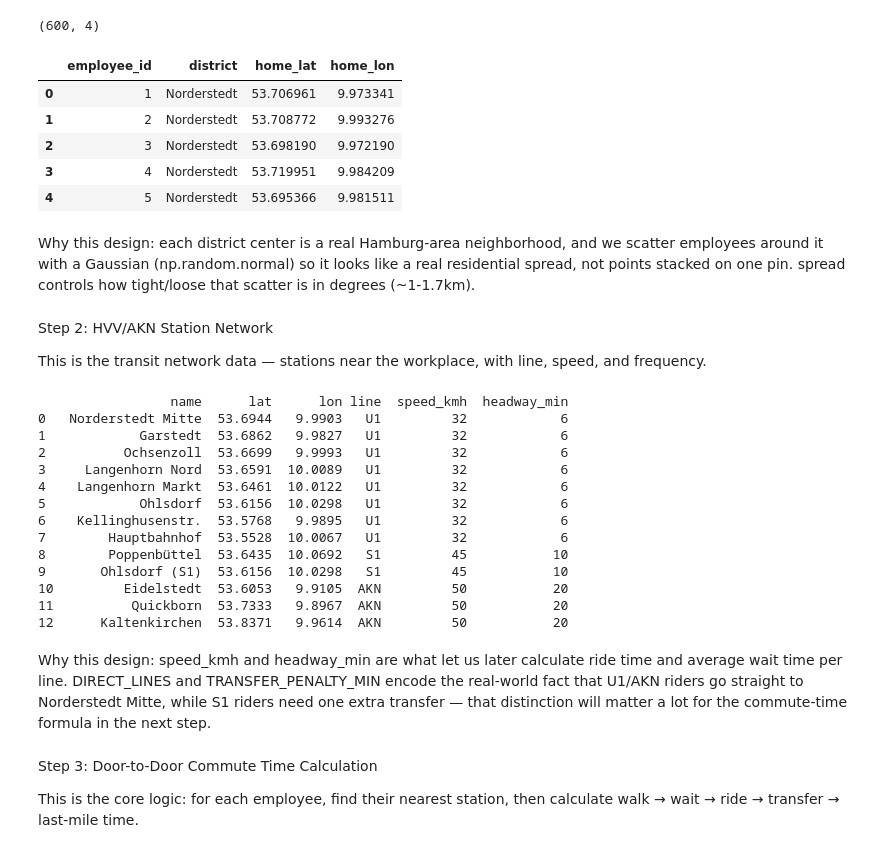
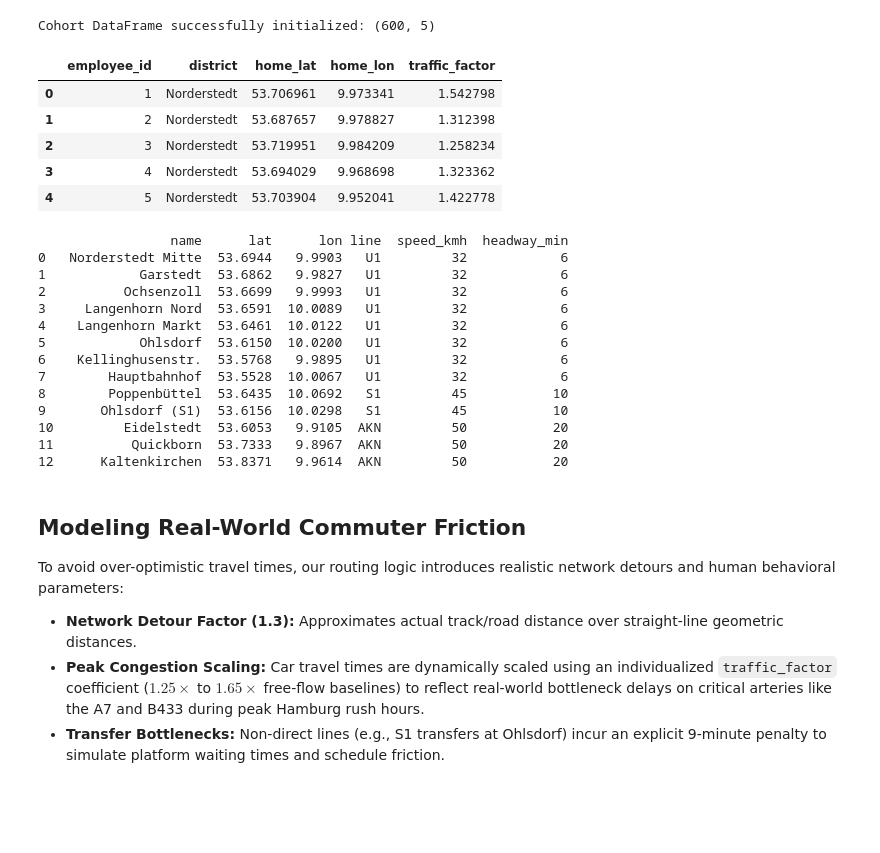
Before and after one commit to Hardip19/-jnj-deutschlandticket-commute-analysis, a Jupyter notebook: JnJ_Commute_Analysis.ipynb, the cells around one changed output. Cells and saved outputs as stored; diff of their text form; code cells hidden in the pictures; blank space fills up the shorter version.

```diff
--- a/JnJ_Commute_Analysis.ipynb
+++ b/JnJ_Commute_Analysis.ipynb
@@ -8,6 +10,7 @@ We need a home location for J&J and a synthetic employee population (no real dat
 import numpy as np
 import pandas as pd
 
+# Enforcing standard seeding for predictable cohort generation
 np.random.seed(42)
 
 WORKPLACE = {
@@ -16,60 +19,61 @@ WORKPLACE = {
     "lat": 53.6975,
     "lon": 9.9800,
 }
-# Note: in a real project you'd geocode this address via
-# geopy.geocoders.Nominatim(...).geocode(address) instead of hardcoding coords.
 
+# Real geographic centers mapped for major Hamburg/Schleswig-Holstein commuter hubs
 districts = {
     "Norderstedt":            (53.7010, 9.9750, 0.012),
     "Hamburg-Innenstadt":     (53.5511, 9.9937, 0.015),
     "Langenhorn":             (53.6510, 10.0100, 0.010),
     "Ohlsdorf/Fuhlsbüttel":   (53.6150, 10.0200, 0.012),
     "Alstertal/Poppenbüttel": (53.6430, 10.0700, 0.015),
     "Eidelstedt/Stellingen":  (53.6010, 9.9150, 0.012),
     "Pinneberg":              (53.6626, 9.7998, 0.015),
     "Quickborn":              (53.7333, 9.8967, 0.012),
     "Ahrensburg":             (53.6733, 10.2333, 0.015),
     "Bergedorf":              (53.4897, 10.2159, 0.015),
     "Wandsbek":               (53.5726, 10.0781, 0.015),
     "Kaltenkirchen":          (53.8371, 9.9614, 0.015),
 }
 
 N_PER_DISTRICT = 50
 rows = []
 emp_id = 1
+
+# Distributing workers around regional hub coordinates using realistic density spreads
 for dname, (clat, clon, spread) in districts.items():
     for _ in range(N_PER_DISTRICT):
         lat = np.random.normal(clat, spread)
         lon = np.random.normal(clon, spread)
-        rows.append((emp_id, dname, lat, lon))
+
+        # Simulating localized congestion delays (e.g., getting stuck on the A7 or B433)
+        traffic_susceptibility = np.random.uniform(1.25, 1.65)
+
+        rows.append((emp_id, dname, lat, lon, traffic_susceptibility))
         emp_id += 1
 
-employees = pd.DataFrame(rows, columns=["employee_id", "district", "home_lat", "home_lon"])
-print(employees.shape)
+employees = pd.DataFrame(
+    rows,
+    columns=["employee_id", "district", "home_lat", "home_lon", "traffic_factor"]
+)
+print(f"Cohort DataFrame successfully initialized: {employees.shape}")
 employees.head()
 # %% [output]
-(600, 4)
+Cohort DataFrame successfully initialized: (600, 5)
-|  | employee_id | district | home_lat | home_lon |
-| 0 | 1 | Norderstedt | 53.706961 | 9.973341 |
-| 1 | 2 | Norderstedt | 53.708772 | 9.993276 |
-| 2 | 3 | Norderstedt | 53.698190 | 9.972190 |
-| 3 | 4 | Norderstedt | 53.719951 | 9.984209 |
-| 4 | 5 | Norderstedt | 53.695366 | 9.981511 |
+|  | employee_id | district | home_lat | home_lon | traffic_factor |
+| 0 | 1 | Norderstedt | 53.706961 | 9.973341 | 1.542798 |
+| 1 | 2 | Norderstedt | 53.687657 | 9.978827 | 1.312398 |
+| 2 | 3 | Norderstedt | 53.719951 | 9.984209 | 1.258234 |
+| 3 | 4 | Norderstedt | 53.694029 | 9.968698 | 1.323362 |
+| 4 | 5 | Norderstedt | 53.703904 | 9.952041 | 1.422778 |
-# %% [markdown]
-Why this design: each district center is a real Hamburg-area neighborhood, and we scatter employees around it with a Gaussian (np.random.normal) so it looks like a real residential spread, not points stacked on one pin. spread controls how tight/loose that scatter is in degrees (~1-1.7km).
-# %% [markdown]
-Step 2: HVV/AKN Station Network
-
-This is the transit network data — stations near the workplace, with line, speed, and frequency.
 # %%
 stations = pd.DataFrame([
-    # name,              lat,      lon,     line,   speed_kmh, headway_min
     ("Norderstedt Mitte", 53.6944, 9.9903, "U1",    32, 6),
     ("Garstedt",          53.6862, 9.9827, "U1",    32, 6),
     ("Ochsenzoll",        53.6699, 9.9993, "U1",    32, 6),
     ("Langenhorn Nord",   53.6591, 10.0089, "U1",   32, 6),
     ("Langenhorn Markt",  53.6461, 10.0122, "U1",   32, 6),
-    ("Ohlsdorf",          53.6156, 10.0298, "U1",   32, 6),
+    ("Ohlsdorf",          53.6150, 10.0200, "U1",   32, 6),
     ("Kellinghusenstr.",  53.5768, 9.9895, "U1",    32, 6),
     ("Hauptbahnhof",      53.5528, 10.0067, "U1",   32, 6),
     ("Poppenbüttel",      53.6435, 10.0692, "S1",   45, 10),
@@ -79,11 +83,10 @@ stations = pd.DataFrame([
     ("Kaltenkirchen",     53.8371, 9.9614, "AKN",   50, 20),
 ], columns=["name", "lat", "lon", "line", "speed_kmh", "headway_min"])
 
-# U1 and AKN both terminate at Norderstedt Mitte -> "direct" access to the workplace hub.
-# S1 riders have to transfer onto U1 at Ohlsdorf to continue.
-DIRECT_LINES = {"U1", "AKN"}
-HUB_NAME = "Norderstedt Mitte"
-TRANSFER_PENALTY_MIN = 9   # avg platform change + extra wait
+# Tracking routing logic constraints (U1/AKN run directly to the hub, S1 introduces platform transfer bottlenecks)
+DIRECT_ROUTING_LINES = {"U1", "AKN"}
+CENTRAL_HUB_NODE = "Norderstedt Mitte"
+OHLSDORF_TRANSFER_PENALTY = 9.0
 
 print(stations)
 # %% [output]
@@ -93,7 +96,7 @@ print(stations)
 2          Ochsenzoll  53.6699   9.9993   U1         32            6
 3     Langenhorn Nord  53.6591  10.0089   U1         32            6
 4    Langenhorn Markt  53.6461  10.0122   U1         32            6
-5            Ohlsdorf  53.6156  10.0298   U1         32            6
+5            Ohlsdorf  53.6150  10.0200   U1         32            6
 6    Kellinghusenstr.  53.5768   9.9895   U1         32            6
 7        Hauptbahnhof  53.5528  10.0067   U1         32            6
 8        Poppenbüttel  53.6435  10.0692   S1         45           10
@@ -101,10 +104,10 @@ print(stations)
 10         Eidelstedt  53.6053   9.9105  AKN         50           20
 11          Quickborn  53.7333   9.8967  AKN         50           20
 12      Kaltenkirchen  53.8371   9.9614  AKN         50           20
-# %% [markdown]
-Why this design: speed_kmh and headway_min are what let us later calculate ride time and average wait time per line. DIRECT_LINES and TRANSFER_PENALTY_MIN encode the real-world fact that U1/AKN riders go straight to Norderstedt Mitte, while S1 riders need one extra transfer — that distinction will matter a lot for the commute-time formula in the next step.
-# %% [markdown]
-Step 3: Door-to-Door Commute Time Calculation
-
-This is the core logic: for each employee, find their nearest station, then calculate walk → wait → ride → transfer → last-mile time.
+# %% [markdown]
+## Modeling Real-World Commuter Friction
+To avoid over-optimistic travel times, our routing logic introduces realistic network detours and human behavioral parameters:
+* **Network Detour Factor (1.3):** Approximates actual track/road distance over straight-line geometric distances.
+* **Peak Congestion Scaling:** Car travel times are dynamically scaled using an individualized `traffic_factor` coefficient ($1.25 \times$ to $1.65 \times$ free-flow baselines) to reflect real-world bottleneck delays on critical arteries like the A7 and B433 during peak Hamburg rush hours.
+* **Transfer Bottlenecks:** Non-direct lines (e.g., S1 transfers at Ohlsdorf) incur an explicit 9-minute penalty to simulate platform waiting times and schedule friction.
 # %%
```
Also changed, not shown: parts of 20 cells of this notebook.
